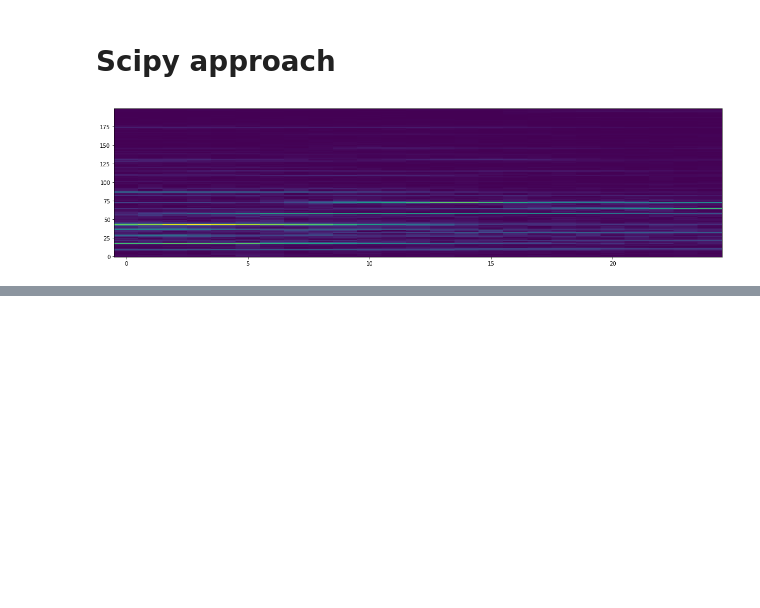
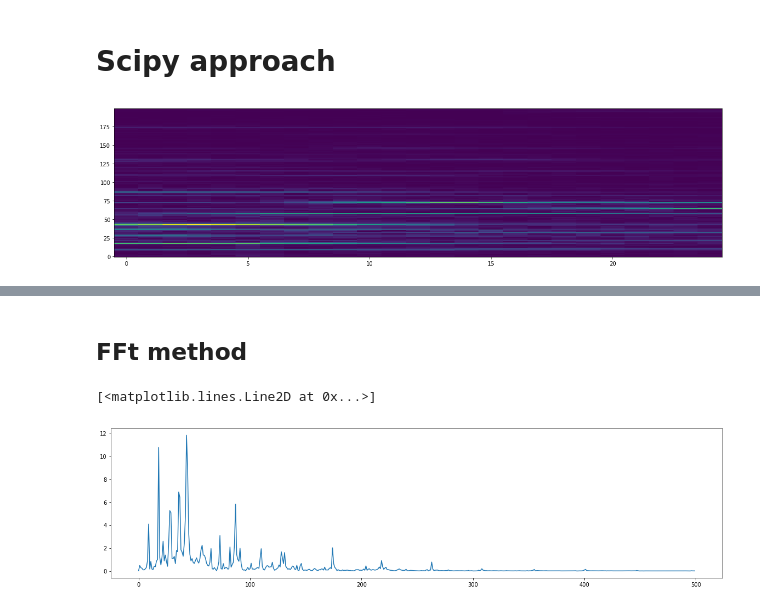
Before and after one commit to KinWaiCheuk/MusicNet_Analysis, a Jupyter notebook: Spectrogram study.ipynb, the cells around one changed output, grey strips where cells are left out. Drawn from its saved outputs; the diff is of its cells as text; code cells hidden in the pictures; blank space fills up the shorter version.

```diff
--- a/Spectrogram study.ipynb
+++ b/Spectrogram study.ipynb
@@ -76,0 +101,8 @@ plt.gca().invert_yaxis()
+# %% [markdown]
+## FFt method
+# %%
+fig = plt.figure(figsize=(20,5))
+plt.plot(np.abs(fft(signal_input[0]).reshape(-1))[:500])
+# %% [output]
+[<matplotlib.lines.Line2D at 0x...>]
+[figure, added]
```
Also changed, not shown: parts of 8 cells of this notebook.
